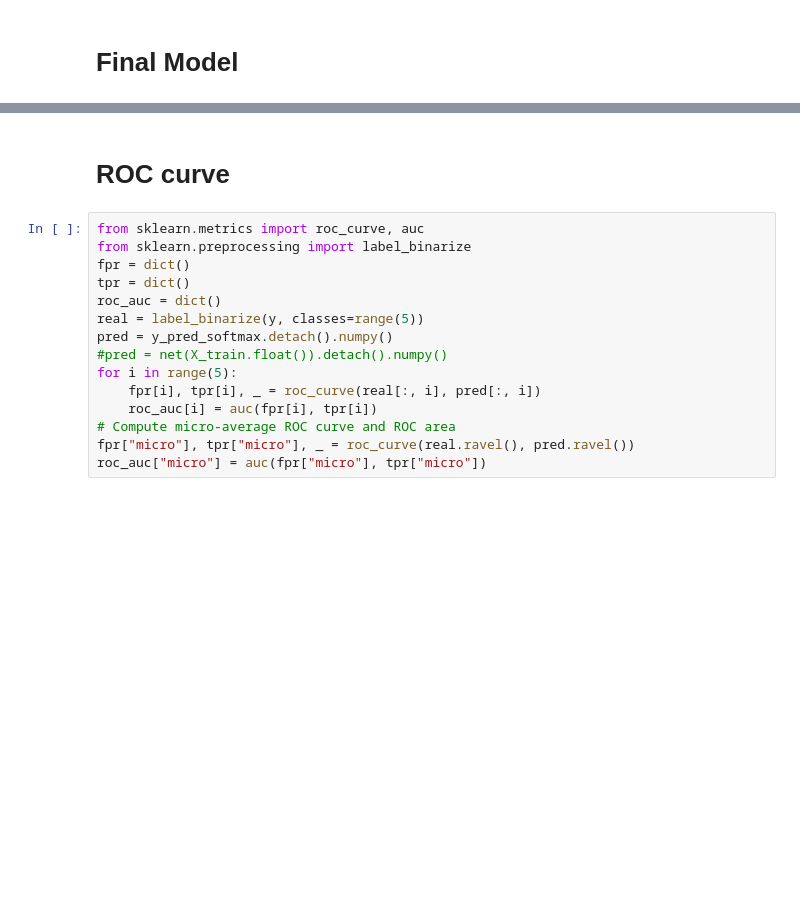
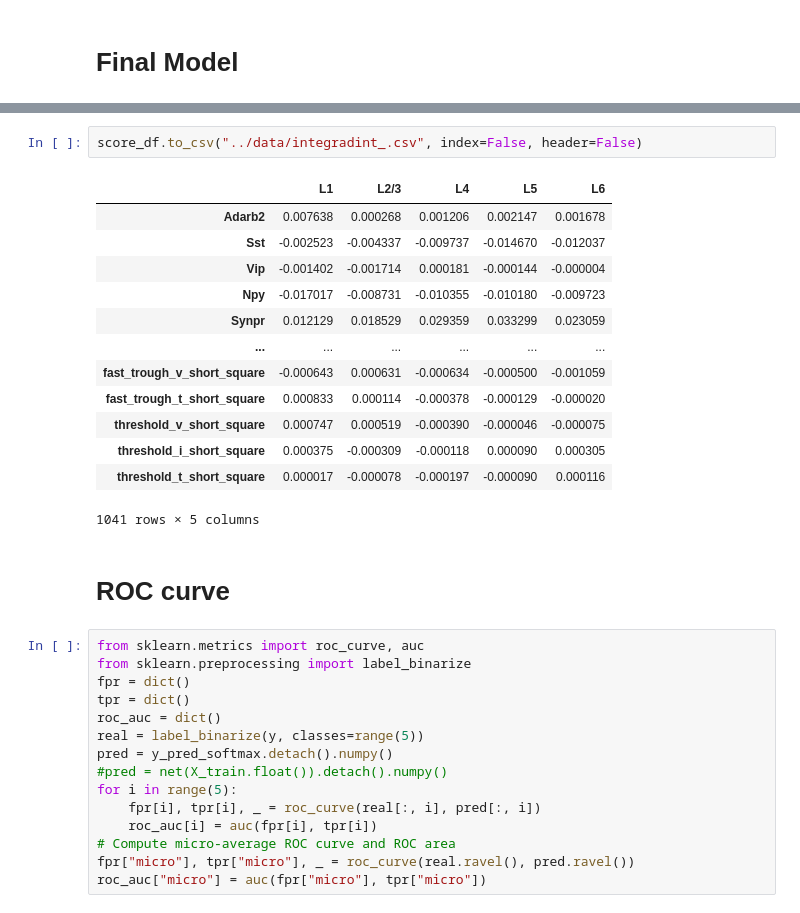
Before and after one commit to daifengwanglab/deepManReg, a Jupyter notebook: visual_sample/code/phase2.ipynb, the cells around one changed output, grey strips where cells are left out. Drawn from its saved outputs; the diff is of its cells as text; blank space fills up the shorter version.

```diff
--- a/visual_sample/code/phase2.ipynb
+++ b/visual_sample/code/phase2.ipynb
@@ -375,3 +607,19 @@ print("Train Accuracy (regularized):",correct_pred)
+# %%
+score_df.to_csv("../data/integradint_.csv", index=False, header=False)
+# %% [output]
+|  | L1 | L2/3 | L4 | L5 | L6 |
+| Adarb2 | 0.007638 | 0.000268 | 0.001206 | 0.002147 | 0.001678 |
+| Sst | -0.002523 | -0.004337 | -0.009737 | -0.014670 | -0.012037 |
+| Vip | -0.001402 | -0.001714 | 0.000181 | -0.000144 | -0.000004 |
+| Npy | -0.017017 | -0.008731 | -0.010355 | -0.010180 | -0.009723 |
+| Synpr | 0.012129 | 0.018529 | 0.029359 | 0.033299 | 0.023059 |
+| ... | ... | ... | ... | ... | ... |
+| fast_trough_v_short_square | -0.000643 | 0.000631 | -0.000634 | -0.000500 | -0.001059 |
+| fast_trough_t_short_square | 0.000833 | 0.000114 | -0.000378 | -0.000129 | -0.000020 |
+| threshold_v_short_square | 0.000747 | 0.000519 | -0.000390 | -0.000046 | -0.000075 |
+| threshold_i_short_square | 0.000375 | -0.000309 | -0.000118 | 0.000090 | 0.000305 |
+| threshold_t_short_square | 0.000017 | -0.000078 | -0.000197 | -0.000090 | 0.000116 |
+1041 rows × 5 columns
 # %% [markdown]
 # ROC curve
 # %%
```
Also changed, not shown: parts of 25 cells of this notebook, 6 other files.
